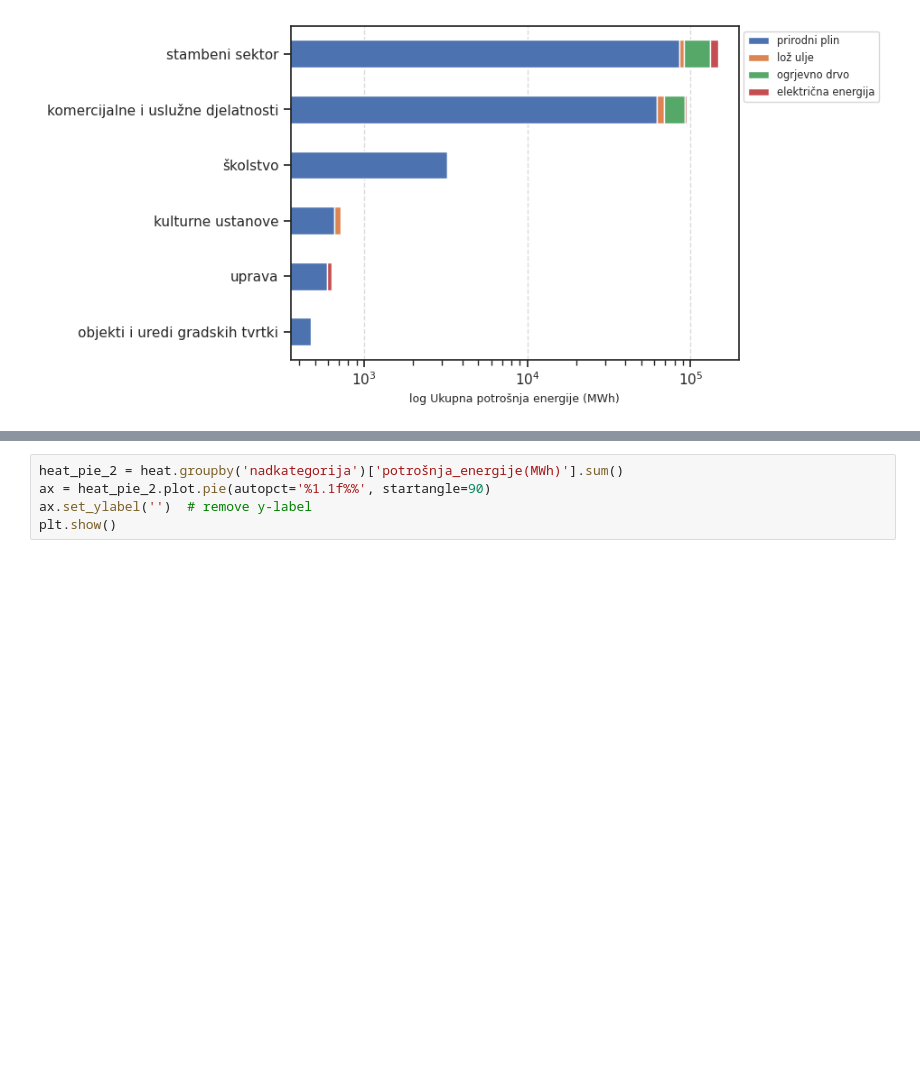
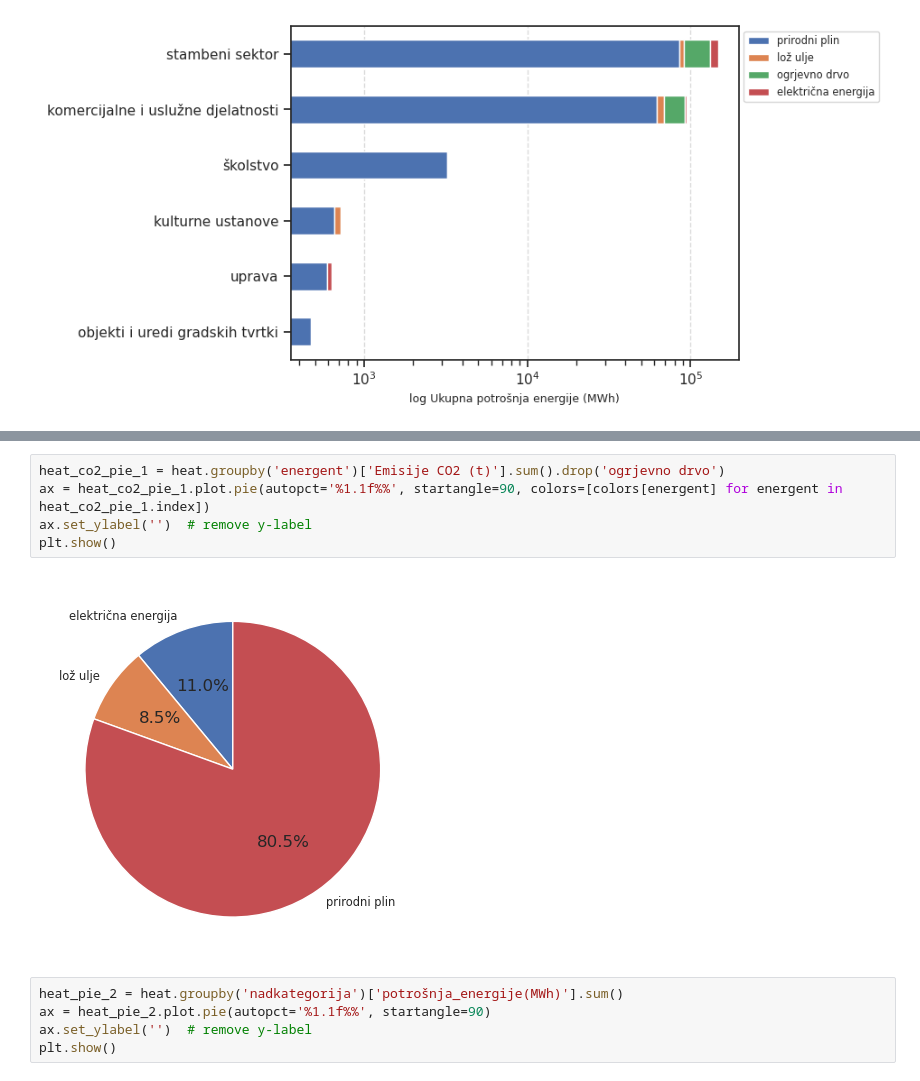
Before and after one commit to Green-Zone-Lab/vk_secap, a Jupyter notebook: notebooks/2011_Base_inventory.ipynb, the cells around one changed output, grey strips where cells are left out. Drawn from its saved outputs; the diff is of its cells as text; blank space fills up the shorter version.

```diff
--- a/notebooks/2011_Base_inventory.ipynb
+++ b/notebooks/2011_Base_inventory.ipynb
@@ -96,6 +148,13 @@ ax.set_ylabel('')  # remove y-label
 plt.show()
 # %% [output]
 [figure]
+# %%
+heat_co2_pie_1 = heat.groupby('energent')['Emisije CO2 (t)'].sum().drop('ogrjevno drvo')
+ax = heat_co2_pie_1.plot.pie(autopct='%1.1f%%', startangle=90, colors=[colors[energent] for energent in heat_co2_pie_1.index])
+ax.set_ylabel('')  # remove y-label
+plt.show()
+# %% [output]
+[figure, added]
 # %%
 heat_pie_2 = heat.groupby('nadkategorija')['potrošnja_energije(MWh)'].sum()
 ax = heat_pie_2.plot.pie(autopct='%1.1f%%', startangle=90)
```
Also changed, not shown: parts of 23 cells of this notebook, 1 other file.
